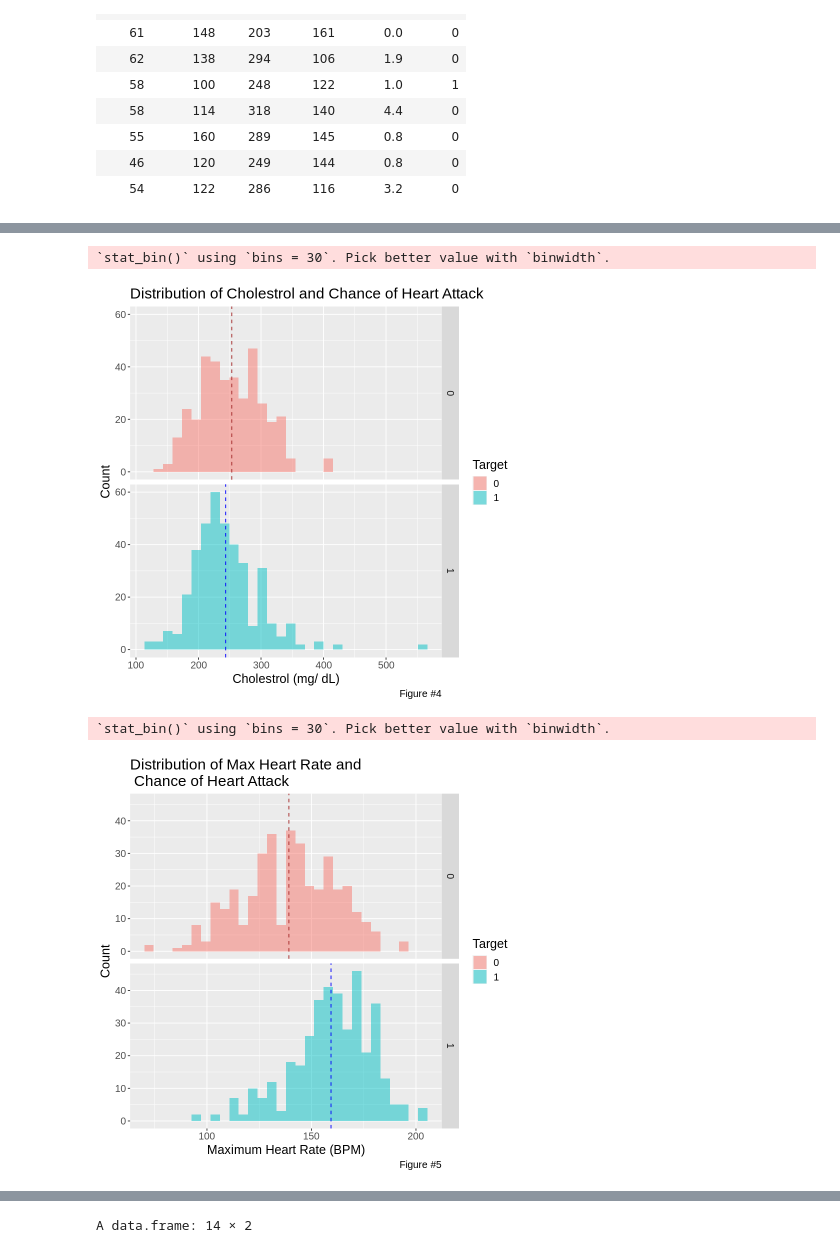
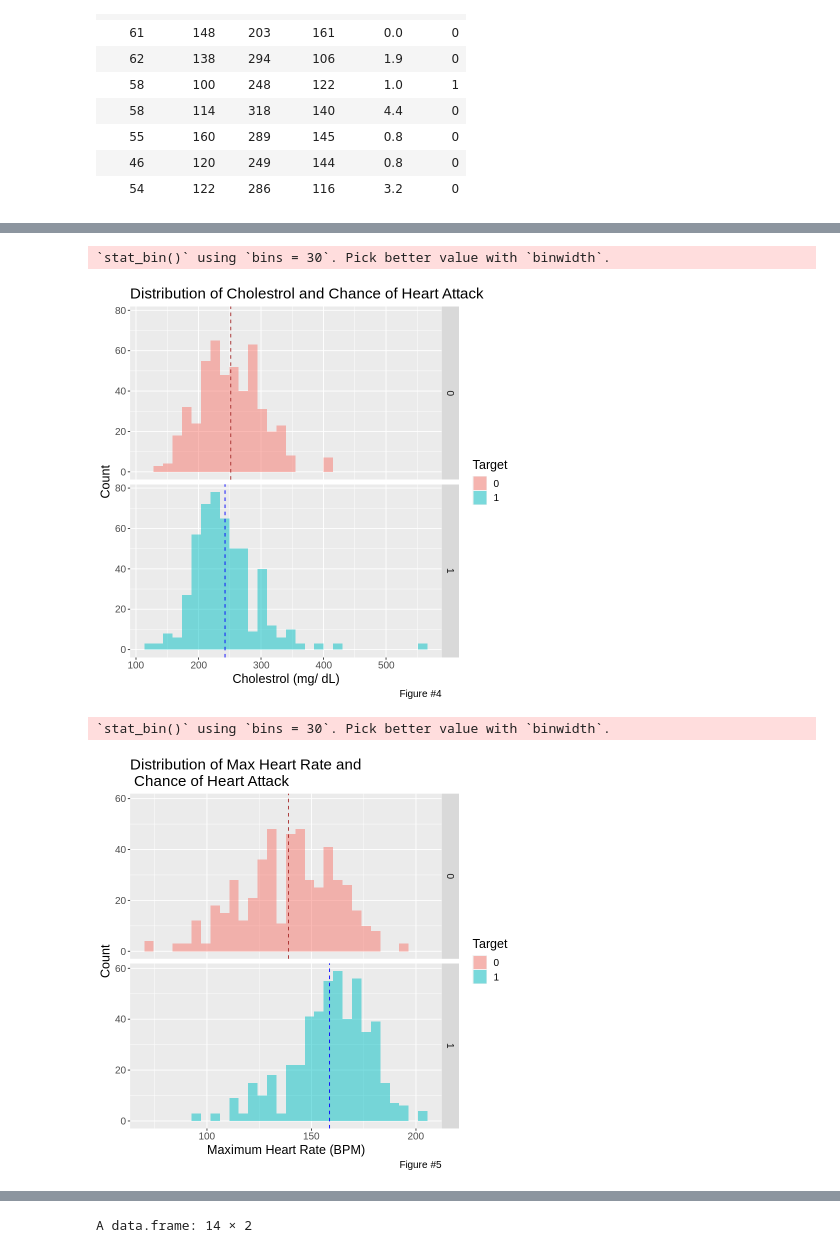
Before and after one commit to carriexu26/DSCI-Group-Project, a Jupyter notebook: heart_disease.ipynb, the cells around one changed output, grey strips where cells are left out. Drawn from its saved outputs; the diff is of its cells as text; code cells hidden in the pictures.

```diff
--- a/heart_disease.ipynb
+++ b/heart_disease.ipynb
@@ -279,9 +201,9 @@ trestbps_plot
 # %%
-chol_plot <- ggplot(heart_train, aes(x = chol, fill = target)) +
+chol_plot <- ggplot(heart_data_clean, aes(x = chol, fill = target)) +
     geom_histogram(alpha = 0.5, position = "identity") +
-    geom_vline(data = filter(heart_train, target == 0), aes(xintercept = mean(filter(heart_train,  target == 0)$chol)),
+    geom_vline(data = filter(heart_data_clean, target == 0), aes(xintercept = mean(filter(heart_data_clean,  target == 0)$chol)),
              color = "brown", linetype = "dashed") +
-    geom_vline(data = filter(heart_train, target == 1), aes(xintercept = mean(filter(heart_train,  target == 1)$chol)),
+    geom_vline(data = filter(heart_data_clean, target == 1), aes(xintercept = mean(filter(heart_data_clean,  target == 1)$chol)),
              color = "blue", linetype = "dashed") +
     facet_grid(rows = vars(target)) +
     labs(x = "Cholestrol (mg/ dL)", y="Count", fill = "Target", caption = "Figure #4") +
@@ -290,20 +212,20 @@ chol_plot <- ggplot(heart_train, aes(x = chol, fill = target)) +
 chol_plot
 # %% [output]
 `stat_bin()` using `bins = 30`. Pick better value with `binwidth`.
-[figure, old version]
+[figure, new version]
 # %%
-thalach_plot <- ggplot(heart_train, aes(x = thalach, fill = target)) +
+thalach_plot <- ggplot(heart_data_clean, aes(x = thalach, fill = target)) +
     geom_histogram(alpha = 0.5, position = "identity") +
-    geom_vline(data = filter(heart_train, target == 0), aes(xintercept = mean(filter(heart_train,  target == 0)$thalach)),
+    geom_vline(data = filter(heart_data_clean, target == 0), aes(xintercept = mean(filter(heart_data_clean,  target == 0)$thalach)),
              color = "brown", linetype = "dashed") +
-    geom_vline(data = filter(heart_train, target == 1), aes(xintercept = mean(filter(heart_train,  target == 1)$thalach)),
+    geom_vline(data = filter(heart_data_clean, target == 1), aes(xintercept = mean(filter(heart_data_clean,  target == 1)$thalach)),
              color = "blue", linetype = "dashed") +
     facet_grid(rows = vars(target)) +
     labs(x = "Maximum Heart Rate (BPM)", y="Count", fill = "Target", caption = "Figure #5") +
     ggtitle("Distribution of Max Heart Rate and \n Chance of Heart Attack") +
     theme(text = element_text(size = 15))
 thalach_plot
 # %% [output]
 `stat_bin()` using `bins = 30`. Pick better value with `binwidth`.
-[figure, old version]
+[figure, new version]
 # %%
```
Also changed, not shown: parts of 37 cells of this notebook.
